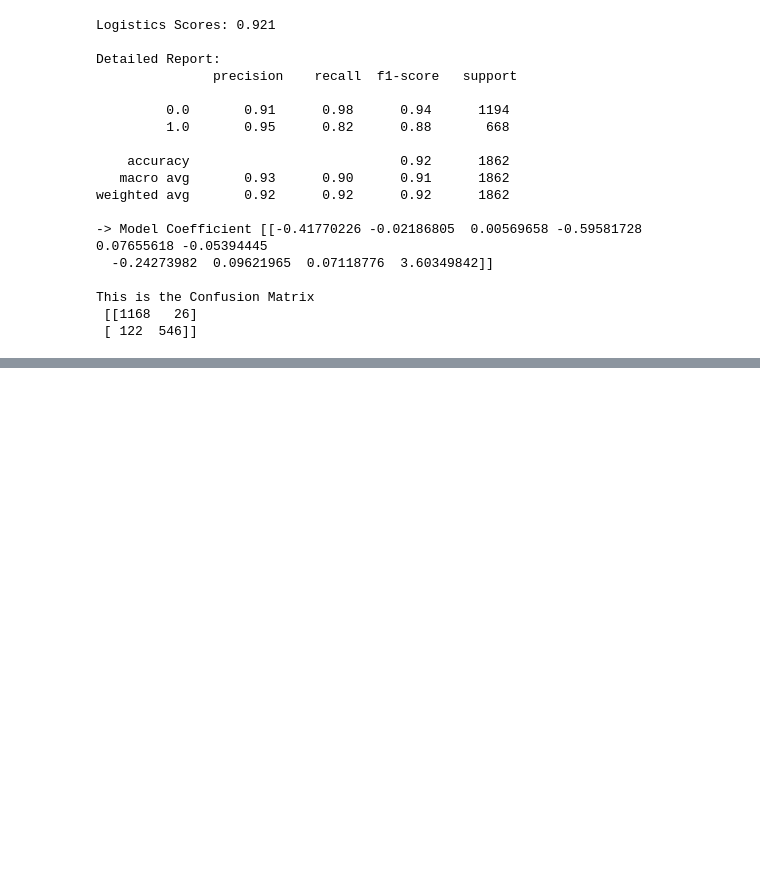
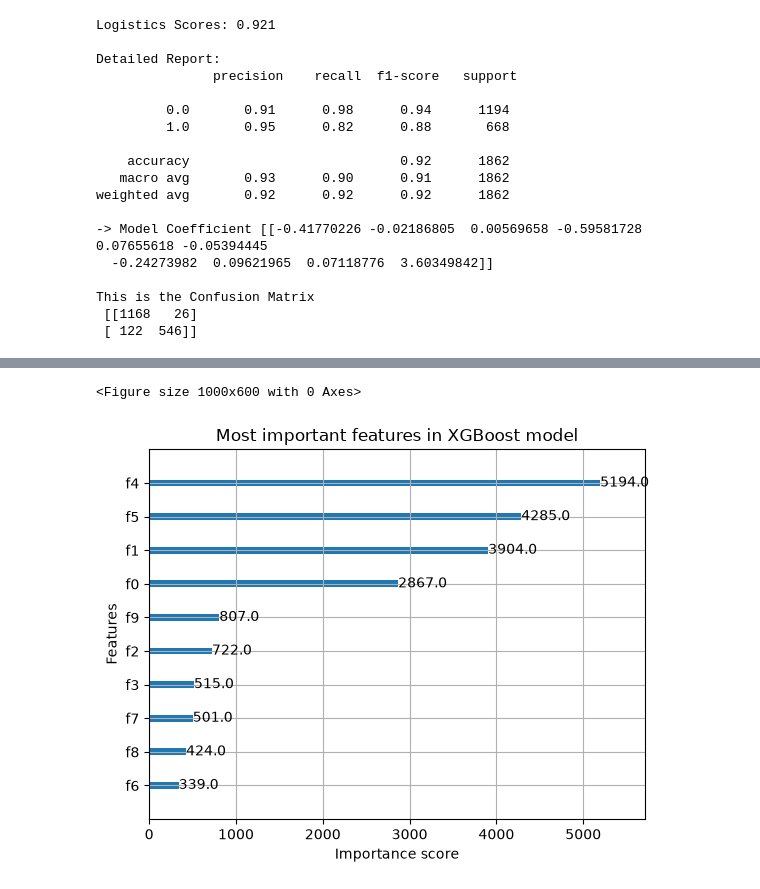
Before and after one commit to claziq/laughing-octo-chainsaw, a Jupyter notebook: notebook_v3.ipynb, the cells around one changed output, grey strips where cells are left out. Drawn from its saved outputs; the diff is of its cells as text; code cells hidden in the pictures; blank space fills up the shorter version.

Commit message:
I have model xgboost model.

```diff
--- a/notebook_v3.ipynb
+++ b/notebook_v3.ipynb
@@ -45,3 +47,21 @@ weighted avg       0.92      0.92      0.92      1862
 This is the Confusion Matrix
  [[1168   26]
  [ 122  546]]
+# %%
+xgb_model = xgb.XGBClassifier(
+    n_estimators=1000,
+    learning_rate=0.1,
+    max_depth=5,
+    random_state=84,
+    use_label_encoder=True,
+    eval_metric='logloss'
+)
+
+
+xgb_model.fit(X_train_scaled, y_train)
+xgb_predict = xgb_model.predict(X_test_scaled)
+xgb_accuracy = accuracy_score(y_test, xgb_predict)
+print(f"XGBoost Scores: {xgb_accuracy:.3f}")
+print("\nDetailed Report:\n", classification_report(y_test, xgb_predict))
+cm = confusion_matrix(y_test, xgb_predict)
+print("\nThis is the Confusion Matrix\n", cm)
@@ -47,0 +88,8 @@ This is the Confusion Matrix
+# %%
+plt.figure(figsize=(10, 6))
+xgb.plot_importance(xgb_model, max_num_features=10, importance_type='weight')
+plt.title("Most important features in XGBoost model")
+plt.show()
+# %% [output]
+<Figure size 1000x600 with 0 Axes>
+[figure, added]
```
Also changed, not shown: parts of 2 cells of this notebook.
